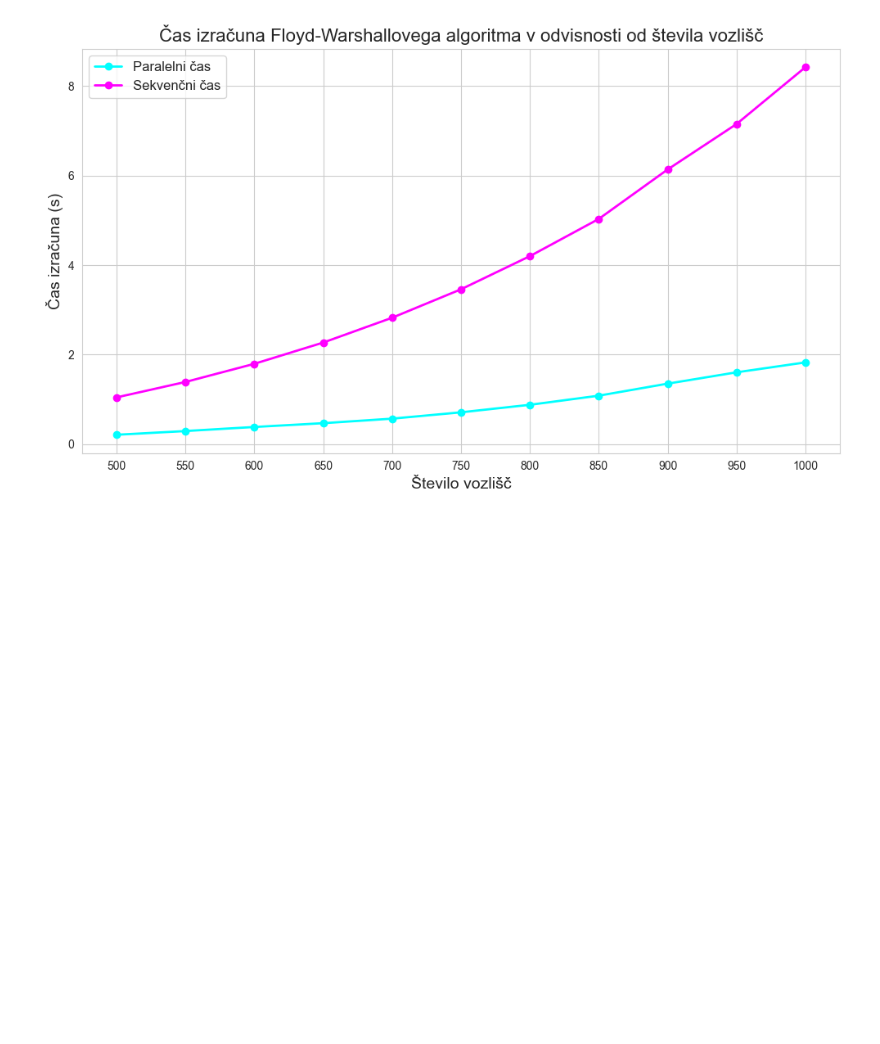
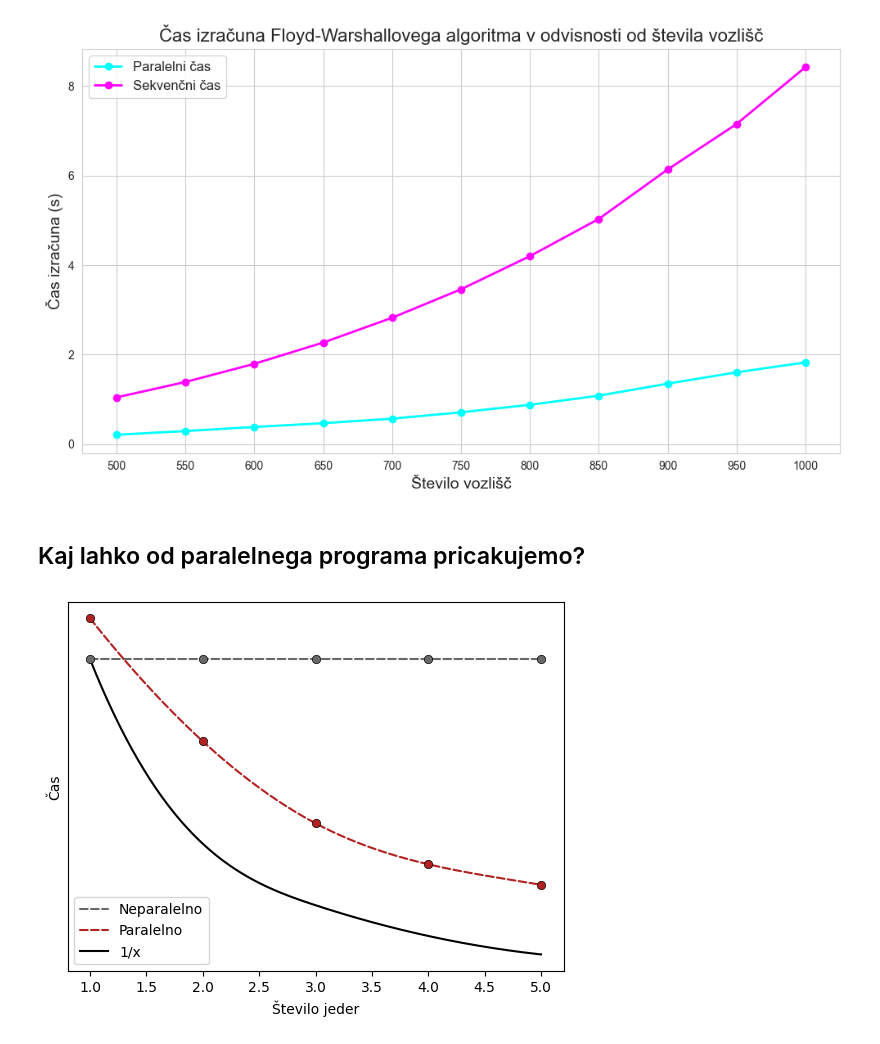
Before and after one commit to tjazerzen/Avtomatska-paralelizacija-v-OCamlu, a Jupyter notebook: playground/graph/computation_time_analysis/computation_time_analysis.ipynb, the cells around one changed output. Cells and saved outputs as stored; diff of their text form; code cells hidden in the pictures; blank space fills up the shorter version.

```diff
--- a/playground/graph/computation_time_analysis/computation_time_analysis.ipynb
+++ b/playground/graph/computation_time_analysis/computation_time_analysis.ipynb
@@ -334,3 +336,43 @@ plt.tight_layout()
 plt.show()
 # %% [output]
 [figure]
+# %% [markdown]
+## Kaj lahko od paralelnega programa pricakujemo?
+# %%
+import matplotlib.pyplot as plt
+import numpy as np
+from scipy.interpolate import make_interp_spline
+
+num_cores = np.array([1, 2, 3, 4, 5])
+time_non_parallel = np.array([9, 9, 9, 9, 9])
+time_parallel = np.array([10, 7, 5, 4, 3.5])
+
+spl_non_parallel = make_interp_spline(num_cores, time_non_parallel, k=3)
+spl_parallel = make_interp_spline(num_cores, time_parallel, k=3)
+spl_ideal_speedup = make_interp_spline(num_cores, time_non_parallel[0] / num_cores, k=3)
+
+xnew = np.linspace(num_cores.min(), num_cores.max(), 300)
+
+smooth_non_parallel = spl_non_parallel(xnew)
+smooth_parallel = spl_parallel(xnew)
+smooth_ideal_speedup = spl_ideal_speedup(xnew)
+
+plt.plot(xnew, smooth_non_parallel, color='dimgray', linestyle='--', linewidth=1.5, dash_capstyle='round', label='Neparalelno')
+plt.scatter(num_cores, time_non_parallel, color='dimgray', edgecolors='black', linewidths=0.5, zorder=3)
+
+plt.plot(xnew, smooth_parallel, color='firebrick', linestyle='--', linewidth=1.5, dash_capstyle='round', label='Paralelno')
+plt.scatter(num_cores, time_parallel, color='firebrick', edgecolors='black', linewidths=0.5, zorder=3)
+
+plt.plot(xnew, smooth_ideal_speedup, color='black', linestyle='-', linewidth=1.5, label='1/x')
+
+plt.xlabel('Število jeder')
+plt.ylabel('Čas')
+plt.yticks([])
+
+plt.legend()
+
+plt.savefig('cilj-casovne-zahtevnosti-paralelizacije.pdf')
+
+plt.show()
+# %% [output]
+[figure, added]
```
Also changed, not shown: parts of 8 cells of this notebook, 19 other files.
